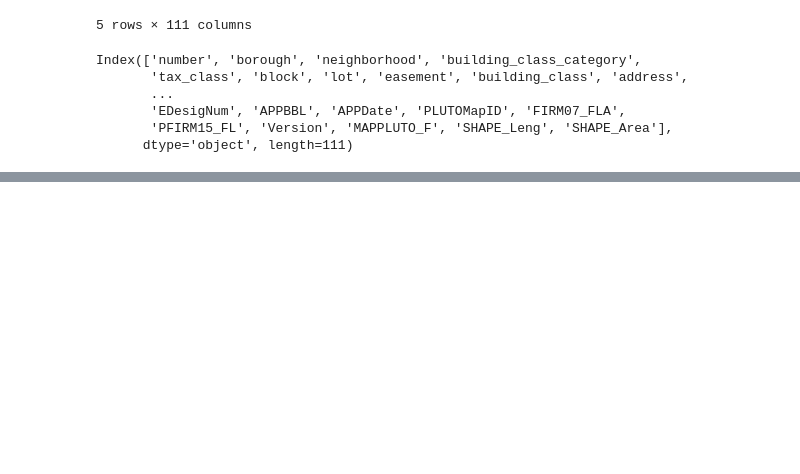
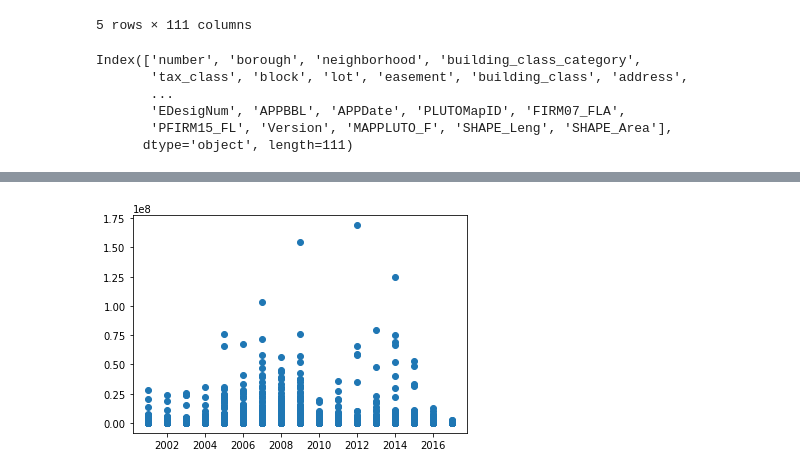
Before and after one commit to ll3271/New_REPO, a Jupyter notebook: Brooklyn_jupyter.ipynb, the cells around one changed output, grey strips where cells are left out. Saved outputs shown, nothing was run; the diff lists cells and outputs as text; code cells hidden in the pictures; blank space fills up the shorter version.

```diff
--- a/Brooklyn_jupyter.ipynb
+++ b/Brooklyn_jupyter.ipynb
@@ -49,0 +143,9 @@ plt.scatter(x_axis,y_axis,marker = 'o',facecolor = 'red',edgecolor = 'black',alp
+# %%
+year_built_df = building_class_price[(building_class_price['sale_price'] < 300000000 ) &
+                                     (building_class_price['year_built'] > 2000)]
+x_a = year_built_df['year_built']
+y_a = year_built_df['sale_price']
+plt.scatter(x_a,y_a)
+plt.show()
+# %% [output]
+[figure, added]
```
Also changed, not shown: parts of 9 cells of this notebook.
